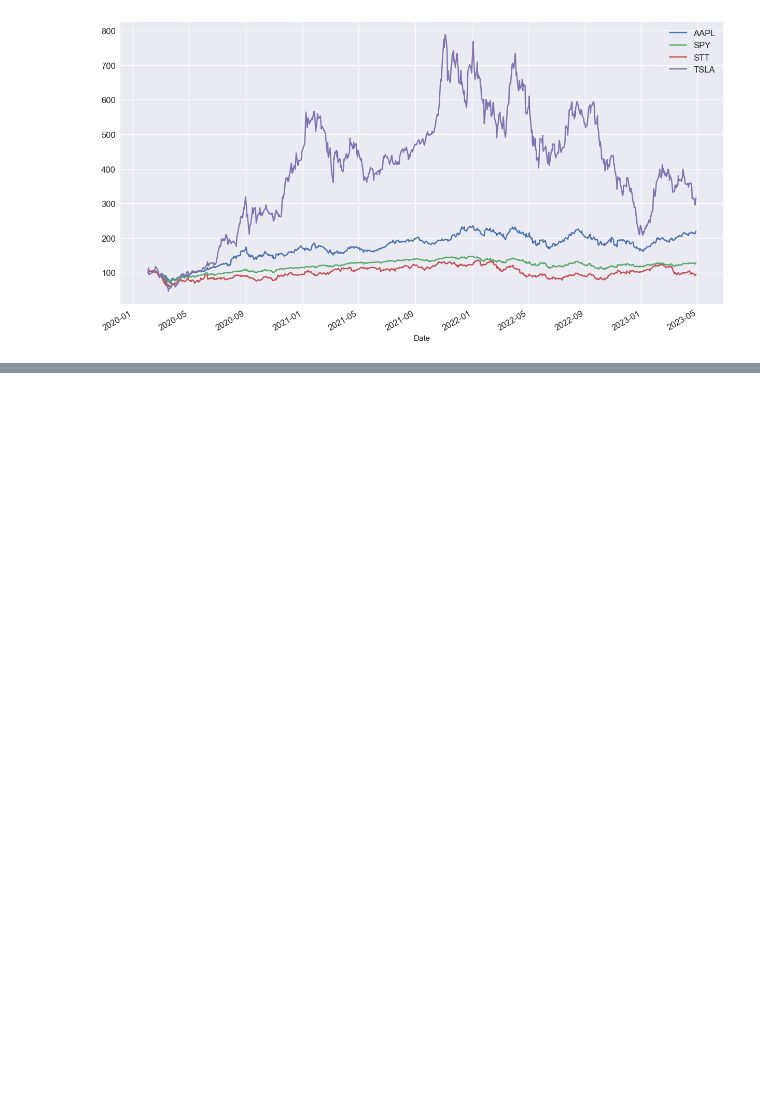
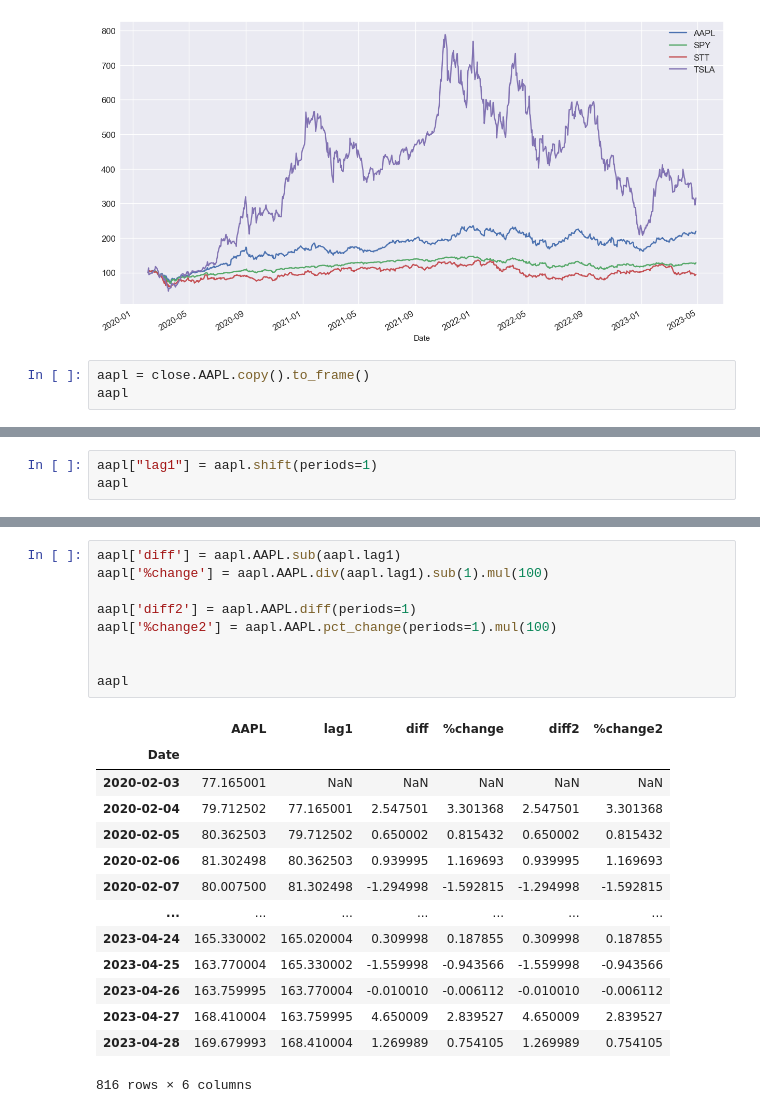
Before and after one commit to futuQuant/quant3hour, a Jupyter notebook: qt01.ipynb, the cells around one changed output, grey strips where cells are left out. Cells and saved outputs as stored; diff of their text form; blank space fills up the shorter version.

```diff
--- a/qt01.ipynb
+++ b/qt01.ipynb
@@ -196,3 +196,6 @@ plt.legend(fontsize=12)
 plt.show()
 # %% [output]
 [figure]
+# %%
+aapl = close.AAPL.copy().to_frame()
+aapl
@@ -198,0 +217,3 @@ plt.show()
+# %%
+aapl["lag1"] = aapl.shift(periods=1)
+aapl
@@ -198,0 +235,24 @@ plt.show()
+# %%
+aapl['diff'] = aapl.AAPL.sub(aapl.lag1)
+aapl['%change'] = aapl.AAPL.div(aapl.lag1).sub(1).mul(100)
+
+aapl['diff2'] = aapl.AAPL.diff(periods=1)
+aapl['%change2'] = aapl.AAPL.pct_change(periods=1).mul(100)
+
+
+aapl
+# %% [output]
+|  | AAPL | lag1 | diff | %change | diff2 | %change2 |
+| Date |  |  |  |  |  |  |
+| 2020-02-03 | 77.165001 | NaN | NaN | NaN | NaN | NaN |
+| 2020-02-04 | 79.712502 | 77.165001 | 2.547501 | 3.301368 | 2.547501 | 3.301368 |
+| 2020-02-05 | 80.362503 | 79.712502 | 0.650002 | 0.815432 | 0.650002 | 0.815432 |
+| 2020-02-06 | 81.302498 | 80.362503 | 0.939995 | 1.169693 | 0.939995 | 1.169693 |
+| 2020-02-07 | 80.007500 | 81.302498 | -1.294998 | -1.592815 | -1.294998 | -1.592815 |
+| ... | ... | ... | ... | ... | ... | ... |
+| 2023-04-24 | 165.330002 | 165.020004 | 0.309998 | 0.187855 | 0.309998 | 0.187855 |
+| 2023-04-25 | 163.770004 | 165.330002 | -1.559998 | -0.943566 | -1.559998 | -0.943566 |
+| 2023-04-26 | 163.759995 | 163.770004 | -0.010010 | -0.006112 | -0.010010 | -0.006112 |
+| 2023-04-27 | 168.410004 | 163.759995 | 4.650009 | 2.839527 | 4.650009 | 2.839527 |
+| 2023-04-28 | 169.679993 | 168.410004 | 1.269989 | 0.754105 | 1.269989 | 0.754105 |
+816 rows × 6 columns
```
Also changed, not shown: parts of 2 cells of this notebook.
